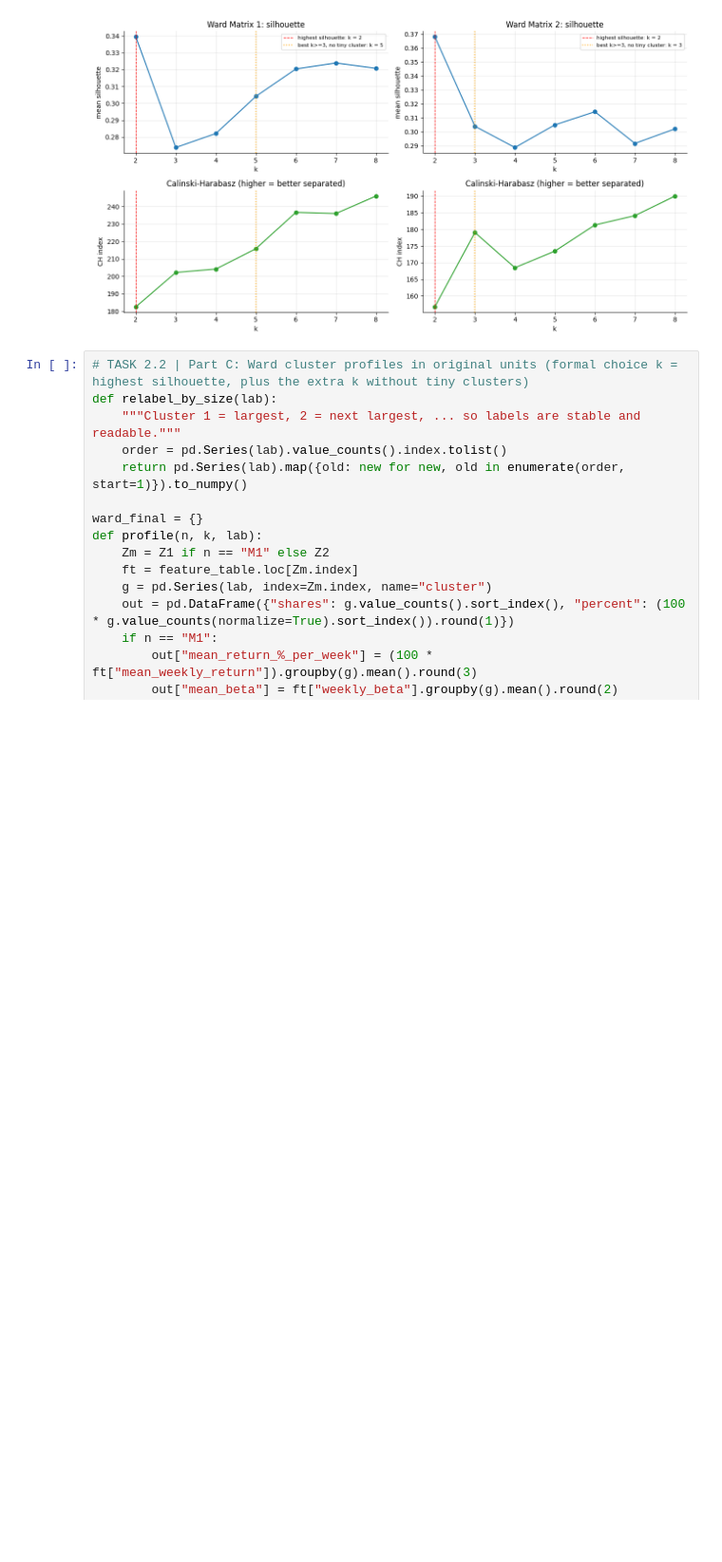
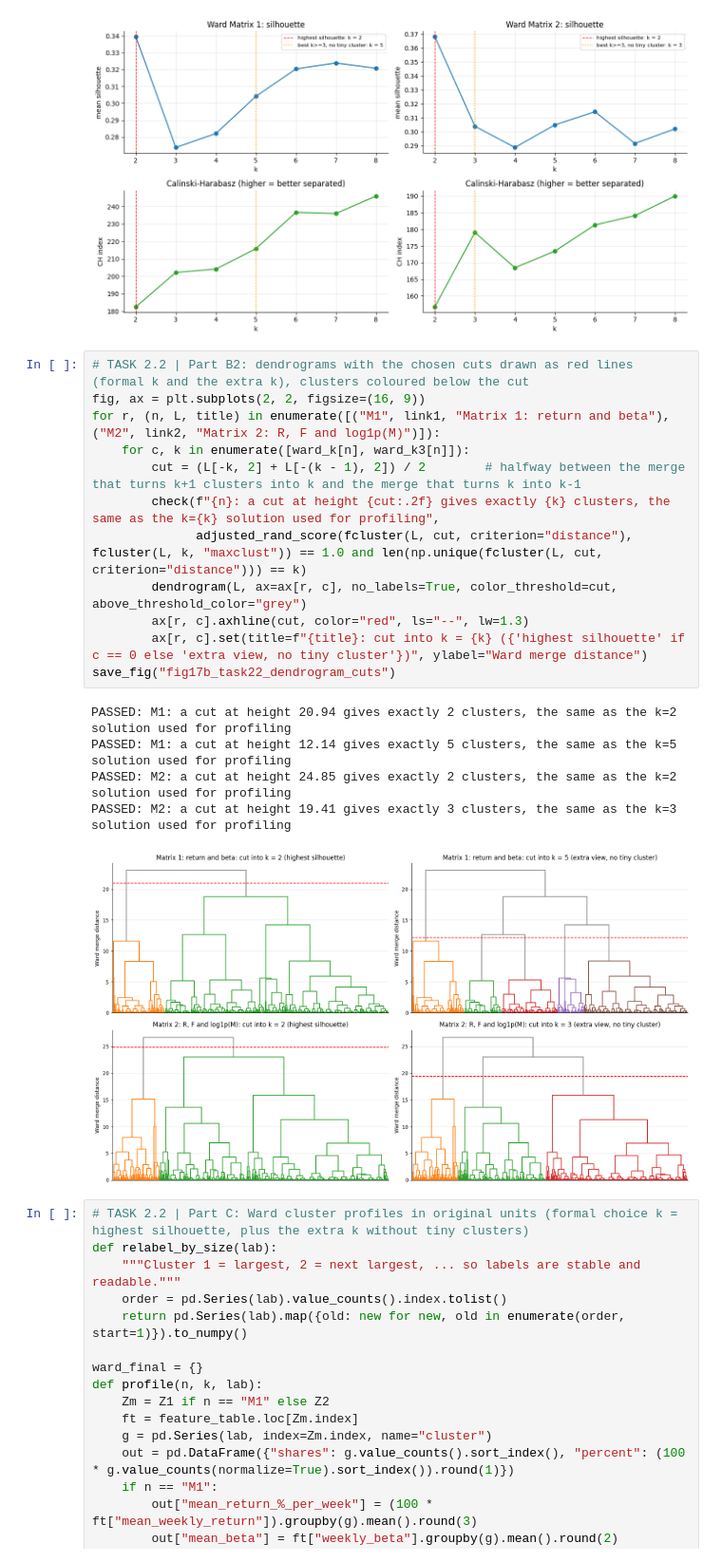
Before and after one commit to sasitha12/CRMCM_CW01_w2052134, a Jupyter notebook: CRM_CW01_w2052134.ipynb, the cells around one changed output. Shown at 95% size. Drawn from its saved outputs; the diff is of its cells as text; blank space fills up the shorter version.

Commit message:
Changes in Task 02

```diff
--- a/CRM_CW01_w2052134.ipynb
+++ b/CRM_CW01_w2052134.ipynb
@@ -1352,6 +1352,24 @@ PASSED: silhouette matches a manual calculation (M2, k=3)
 Highest silhouette: {'M1': 2, 'M2': 2} | Calinski-Harabasz would pick: {'M1': 8, 'M2': 8}
 Best k >= 3 with every cluster at least 5% of shares (25 shares): {'M1': 5, 'M2': 3}
 [figure]
+# %%
+# TASK 2.2 | Part B2: dendrograms with the chosen cuts drawn as red lines (formal k and the extra k), clusters coloured below the cut
+fig, ax = plt.subplots(2, 2, figsize=(16, 9))
+for r, (n, L, title) in enumerate([("M1", link1, "Matrix 1: return and beta"), ("M2", link2, "Matrix 2: R, F and log1p(M)")]):
+    for c, k in enumerate([ward_k[n], ward_k3[n]]):
+        cut = (L[-k, 2] + L[-(k - 1), 2]) / 2        # halfway between the merge that turns k+1 clusters into k and the merge that turns k into k-1
+        check(f"{n}: a cut at height {cut:.2f} gives exactly {k} clusters, the same as the k={k} solution used for profiling",
+              adjusted_rand_score(fcluster(L, cut, criterion="distance"), fcluster(L, k, "maxclust")) == 1.0 and len(np.unique(fcluster(L, cut, criterion="distance"))) == k)
+        dendrogram(L, ax=ax[r, c], no_labels=True, color_threshold=cut, above_threshold_color="grey")
+        ax[r, c].axhline(cut, color="red", ls="--", lw=1.3)
+        ax[r, c].set(title=f"{title}: cut into k = {k} ({'highest silhouette' if c == 0 else 'extra view, no tiny cluster'})", ylabel="Ward merge distance")
+save_fig("fig17b_task22_dendrogram_cuts")
+# %% [output]
+PASSED: M1: a cut at height 20.94 gives exactly 2 clusters, the same as the k=2 solution used for profiling
+PASSED: M1: a cut at height 12.14 gives exactly 5 clusters, the same as the k=5 solution used for profiling
+PASSED: M2: a cut at height 24.85 gives exactly 2 clusters, the same as the k=2 solution used for profiling
+PASSED: M2: a cut at height 19.41 gives exactly 3 clusters, the same as the k=3 solution used for profiling
+[figure, added]
 # %%
 # TASK 2.2 | Part C: Ward cluster profiles in original units (formal choice k = highest silhouette, plus the extra k without tiny clusters)
 def relabel_by_size(lab):
```
Also changed, not shown: parts of 4 cells of this notebook.
